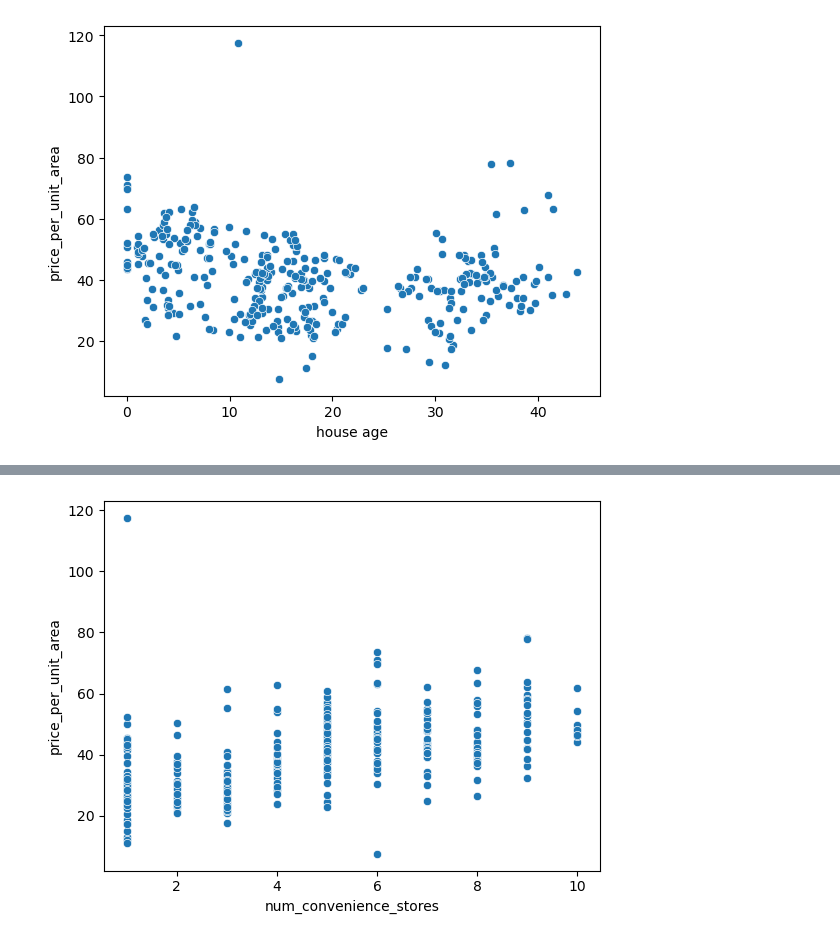
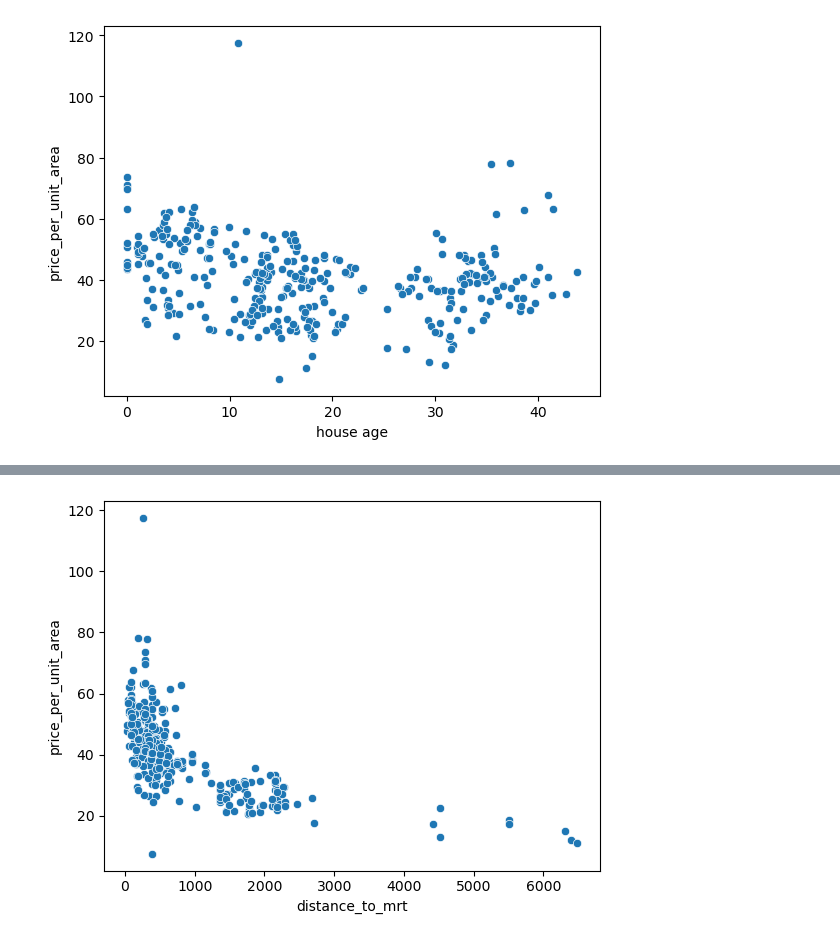
Before and after one commit to F-said/data-science-try-on, a Jupyter notebook: code/explore.ipynb, the cells around one changed output, grey strips where cells are left out. Saved outputs shown, nothing was run; the diff lists cells and outputs as text; code cells hidden in the pictures.

```diff
--- a/code/explore.ipynb
+++ b/code/explore.ipynb
@@ -13,6 +25,3 @@ import seaborn as sns
 # %%
-# load in required dataset
-df = pd.read_csv("../data/realestate.csv")
-
 # print out the first 5 rows of this dataset
 df.head()
@@ -88,7 +92,7 @@ plt.show()
 # %%
 # Tplot scatter plot of "num_convenience_stores" and "price_per_unit_area"
 
-sns.scatterplot(data=df, x="num_convenience_stores", y="price_per_unit_area")
+sns.scatterplot(data=df, x="distance_to_mrt", y="price_per_unit_area")
 plt.show()
 # %% [output]
-[figure, old version]
+[figure, new version]
```
Also changed, not shown: parts of 15 cells of this notebook, 3 other files.
